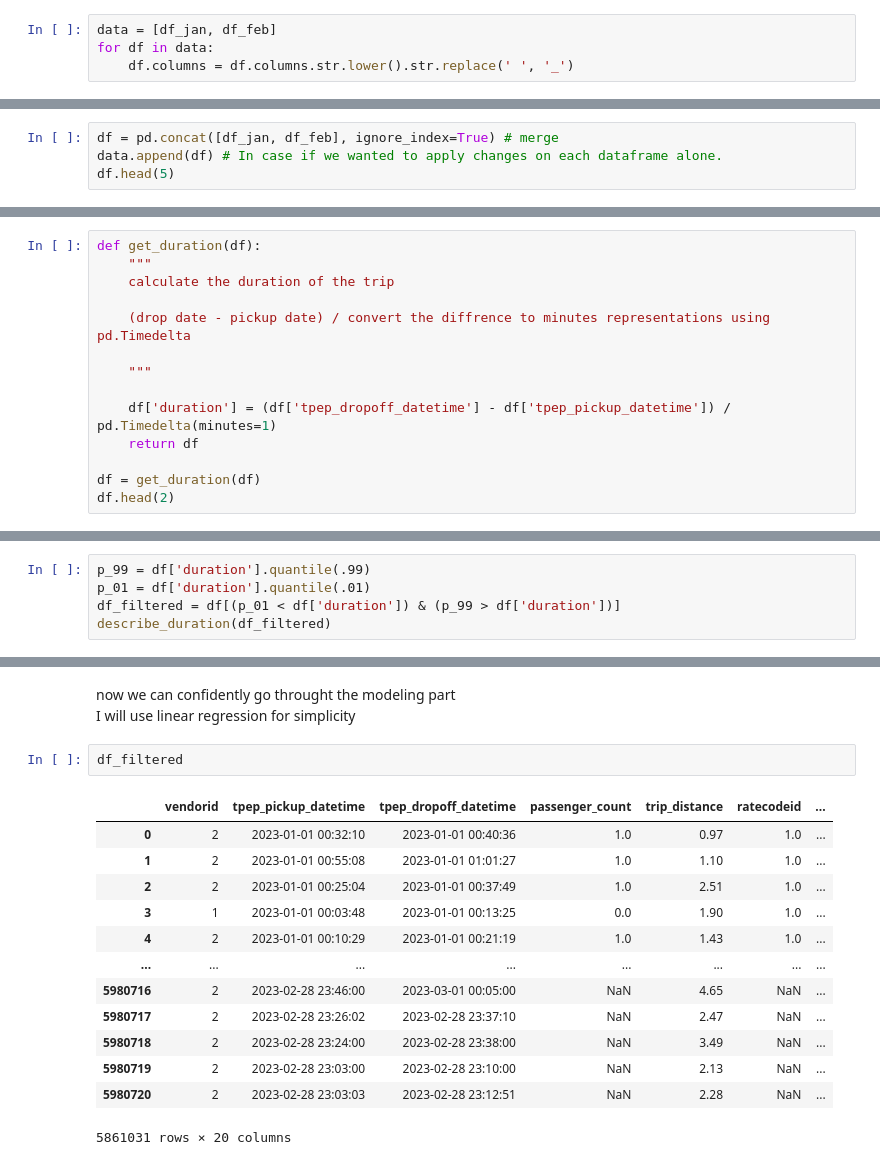
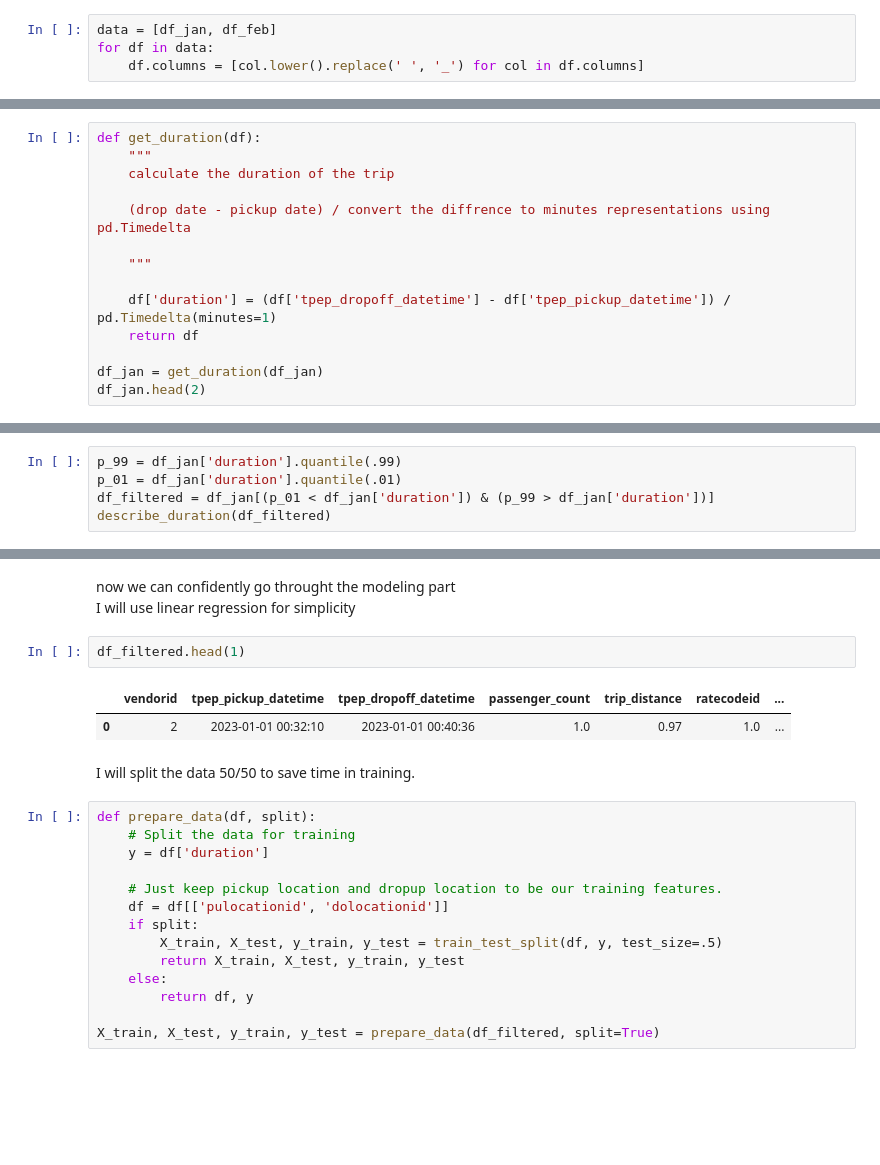
Before and after one commit to NotAbdelrahmanelsayed/mlop-zoomcamp, a Jupyter notebook: 01-intro/homework.ipynb, the cells around one changed output, grey strips where cells are left out. Cells and saved outputs as stored; diff of their text form; blank space fills up the shorter version.

```diff
--- a/01-intro/homework.ipynb
+++ b/01-intro/homework.ipynb
@@ -11,4 +16,4 @@ lowercase the columns names
 # %%
 data = [df_jan, df_feb]
 for df in data:
-    df.columns = df.columns.str.lower().str.replace(' ', '_')
+    df.columns = [col.lower().replace(' ', '_') for col in df.columns]
@@ -17,4 +19,0 @@ Merge the data of column february and january
-# %%
-df = pd.concat([df_jan, df_feb], ignore_index=True) # merge
-data.append(df) # In case if we wanted to apply changes on each dataframe alone.
-df.head(5)
@@ -45,8 +46,8 @@ def get_duration(df):
     df['duration'] = (df['tpep_dropoff_datetime'] - df['tpep_pickup_datetime']) / pd.Timedelta(minutes=1)
     return df
 
-df = get_duration(df)
-df.head(2)
+df_jan = get_duration(df_jan)
+df_jan.head(2)
 # %% [output]
 |  | vendorid | tpep_pickup_datetime | tpep_dropoff_datetime | passenger_count | trip_distance | ratecodeid | ... |
 | 0 | 2 | 2023-01-01 00:32:10 | 2023-01-01 00:40:36 | 1.0 | 0.97 | 1.0 | ... |
@@ -97,8 +99,8 @@ Name: duration, dtype: object
 # %% [markdown]
 Now we can filter the data by removing the values above .99 percentile, below 0.1 to exclude the negatives and extremly high durations
 # %%
-p_99 = df['duration'].quantile(.99)
-p_01 = df['duration'].quantile(.01)
-df_filtered = df[(p_01 < df['duration']) & (p_99 > df['duration'])]
+p_99 = df_jan['duration'].quantile(.99)
+p_01 = df_jan['duration'].quantile(.01)
+df_filtered = df_jan[(p_01 < df_jan['duration']) & (p_99 > df_jan['duration'])]
 describe_duration(df_filtered)
 # %% [output]
@@ -124,18 +126,23 @@ plot_duration(df_filtered)
 now we can confidently go throught the modeling part\
 I will use linear regression for simplicity
 # %%
-df_filtered
+df_filtered.head(1)
 # %% [output]
 |  | vendorid | tpep_pickup_datetime | tpep_dropoff_datetime | passenger_count | trip_distance | ratecodeid | ... |
 | 0 | 2 | 2023-01-01 00:32:10 | 2023-01-01 00:40:36 | 1.0 | 0.97 | 1.0 | ... |
-| 1 | 2 | 2023-01-01 00:55:08 | 2023-01-01 01:01:27 | 1.0 | 1.10 | 1.0 | ... |
-| 2 | 2 | 2023-01-01 00:25:04 | 2023-01-01 00:37:49 | 1.0 | 2.51 | 1.0 | ... |
-| 3 | 1 | 2023-01-01 00:03:48 | 2023-01-01 00:13:25 | 0.0 | 1.90 | 1.0 | ... |
-| 4 | 2 | 2023-01-01 00:10:29 | 2023-01-01 00:21:19 | 1.0 | 1.43 | 1.0 | ... |
-| ... | ... | ... | ... | ... | ... | ... | ... |
-| 5980716 | 2 | 2023-02-28 23:46:00 | 2023-03-01 00:05:00 | NaN | 4.65 | NaN | ... |
-| 5980717 | 2 | 2023-02-28 23:26:02 | 2023-02-28 23:37:10 | NaN | 2.47 | NaN | ... |
-| 5980718 | 2 | 2023-02-28 23:24:00 | 2023-02-28 23:38:00 | NaN | 3.49 | NaN | ... |
-| 5980719 | 2 | 2023-02-28 23:03:00 | 2023-02-28 23:10:00 | NaN | 2.13 | NaN | ... |
-| 5980720 | 2 | 2023-02-28 23:03:03 | 2023-02-28 23:12:51 | NaN | 2.28 | NaN | ... |
-5861031 rows × 20 columns
+# %% [markdown]
+I will split the data 50/50 to save time in training.
+# %%
+def prepare_data(df, split):
+    # Split the data for training
+    y = df['duration']
+
+    # Just keep pickup location and dropup location to be our training features.
+    df = df[['pulocationid', 'dolocationid']]
+    if split:
+        X_train, X_test, y_train, y_test = train_test_split(df, y, test_size=.5)
+        return X_train, X_test, y_train, y_test
+    else:
+        return df, y
+
+X_train, X_test, y_train, y_test = prepare_data(df_filtered, split=True)
```
Also changed, not shown: parts of 16 cells of this notebook.
